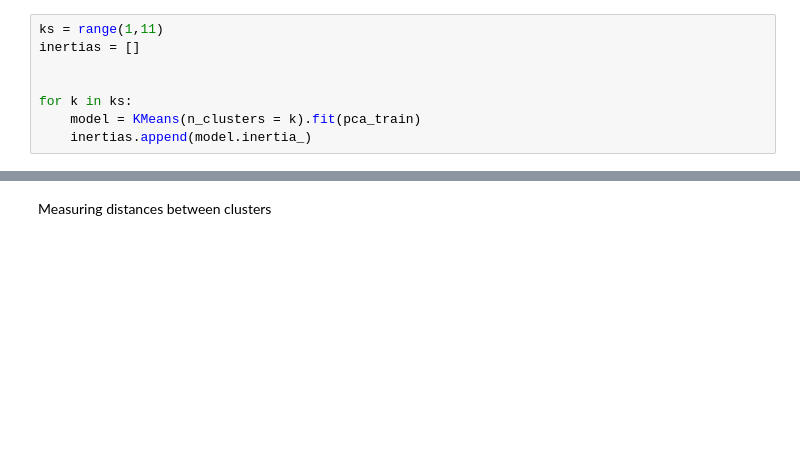
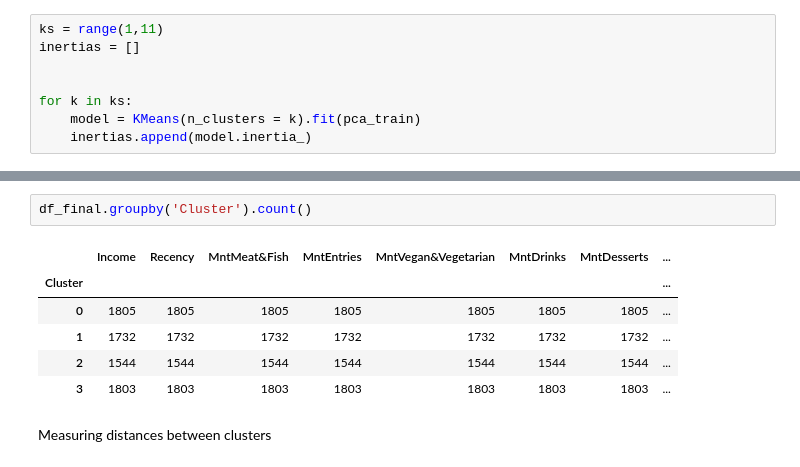
Before and after one commit to MikeOlhao/DSML_projeto, a Jupyter notebook: DSML_202223_Clusters_Group09_Notebook_semgraficos.ipynb, the cells around one changed output, grey strips where cells are left out. Cells and saved outputs as stored; diff of their text form; blank space fills up the shorter version.

```diff
--- a/DSML_202223_Clusters_Group09_Notebook_semgraficos.ipynb
+++ b/DSML_202223_Clusters_Group09_Notebook_semgraficos.ipynb
@@ -960,3 +944,12 @@ plt.show()
+# %%
+df_final.groupby('Cluster').count()
+# %% [output]
+|  | Income | Recency | MntMeat&Fish | MntEntries | MntVegan&Vegetarian | MntDrinks | MntDesserts | ... |
+| Cluster |  |  |  |  |  |  |  | ... |
+| 0 | 1805 | 1805 | 1805 | 1805 | 1805 | 1805 | 1805 | ... |
+| 1 | 1732 | 1732 | 1732 | 1732 | 1732 | 1732 | 1732 | ... |
+| 2 | 1544 | 1544 | 1544 | 1544 | 1544 | 1544 | 1544 | ... |
+| 3 | 1803 | 1803 | 1803 | 1803 | 1803 | 1803 | 1803 | ... |
 # %% [markdown]
 Measuring distances between clusters
 # %%
```
Also changed, not shown: parts of 13 cells of this notebook.
